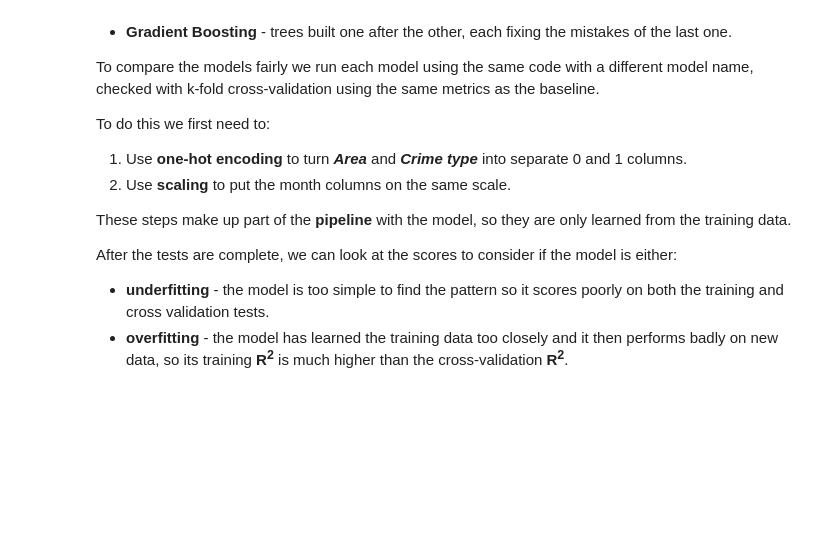
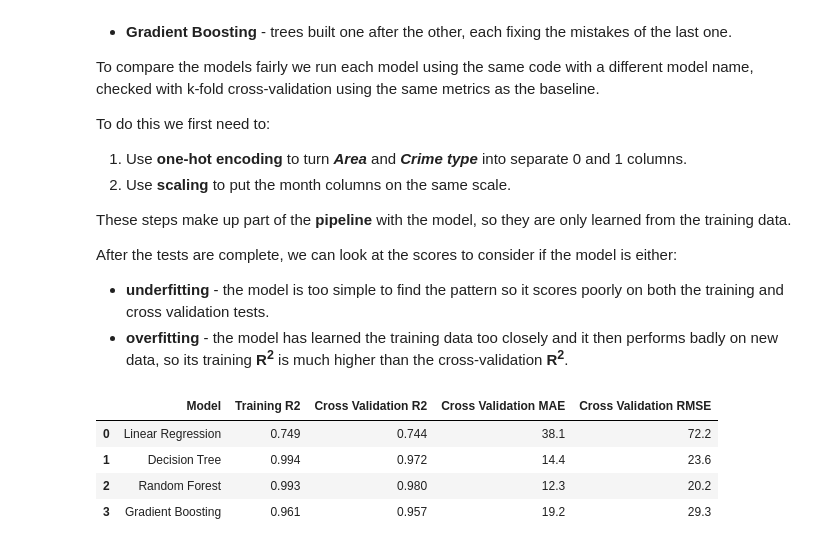
Before and after one commit to danb160/thames-valley-crime-insights, a Jupyter notebook: jupyter_notebooks/04_modelling.ipynb, the cells around one changed output. Drawn from its saved outputs; the diff is of its cells as text; code cells hidden in the pictures; blank space fills up the shorter version.

Commit message:
Add compare model results

```diff
--- a/jupyter_notebooks/04_modelling.ipynb
+++ b/jupyter_notebooks/04_modelling.ipynb
@@ -277,3 +277,42 @@ These steps make up part of the **pipeline** with the model, so they are only le
 After the tests are complete, we can look at the scores to consider if the model is either:
 - **underfitting** - the model is too simple to find the pattern so it scores poorly on both the training and cross validation tests.
 - **overfitting** - the model has learned the training data too closely and it then performs badly on new data, so its training **R<sup>2</sup>** is much higher than the cross-validation **R<sup>2</sup>**.
+# %%
+# One-hot encode area and crime columns and scale month columns
+preprocess = ColumnTransformer([
+    ("categories", OneHotEncoder(handle_unknown="ignore"),
+     ["Area", "Crime type"]),
+    ("months", StandardScaler(), ["month_sin", "month_cos"])
+])
+
+# Models to compare
+models = {
+    "Linear Regression": LinearRegression(),
+    "Decision Tree": DecisionTreeRegressor(random_state=101),
+    "Random Forest": RandomForestRegressor(random_state=101),
+    "Gradient Boosting": GradientBoostingRegressor(random_state=101),
+}
+
+# Cross-validate each model on the training data
+rows = []
+for name, model in models.items():
+    pipeline = Pipeline([("prep", preprocess),("model", model)])
+    scores = cross_validate(pipeline, X_train, y_train, cv=folds,
+                            scoring=scoring, return_train_score=True)
+    rows.append({
+        "Model": name,
+        "Training R2": round(scores["train_r"].mean(), 3),
+        "Cross Validation R2": round(scores["test_r"].mean(), 3),
+        "Cross Validation MAE": round(-scores["test_mae"].mean(), 1),
+        "Cross Validation RMSE": round(-scores["test_rmse"].mean(), 1)
+    })
+
+# Show results
+results = pd.DataFrame(rows)
+results
+# %% [output]
+|  | Model | Training R2 | Cross Validation R2 | Cross Validation MAE | Cross Validation RMSE |
+| 0 | Linear Regression | 0.749 | 0.744 | 38.1 | 72.2 |
+| 1 | Decision Tree | 0.994 | 0.972 | 14.4 | 23.6 |
+| 2 | Random Forest | 0.993 | 0.980 | 12.3 | 20.2 |
+| 3 | Gradient Boosting | 0.961 | 0.957 | 19.2 | 29.3 |
```
Also changed, not shown: parts of 1 cell of this notebook.
